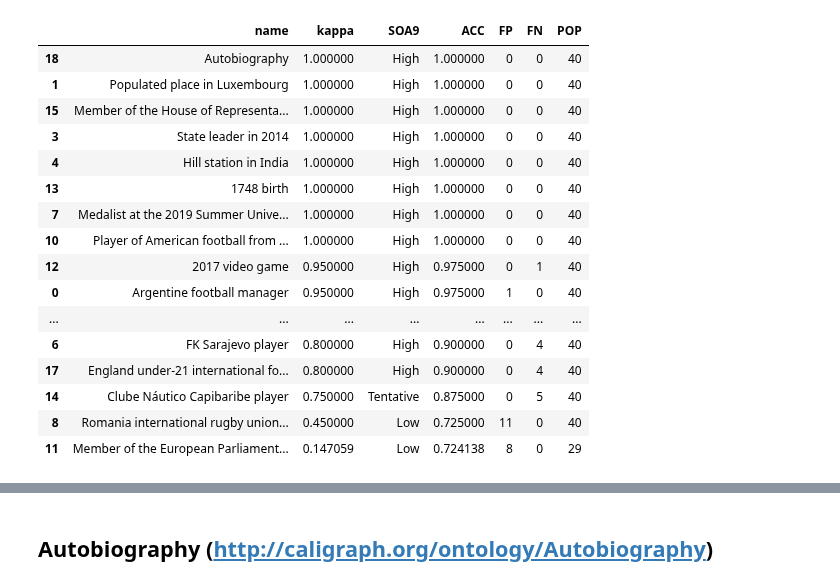
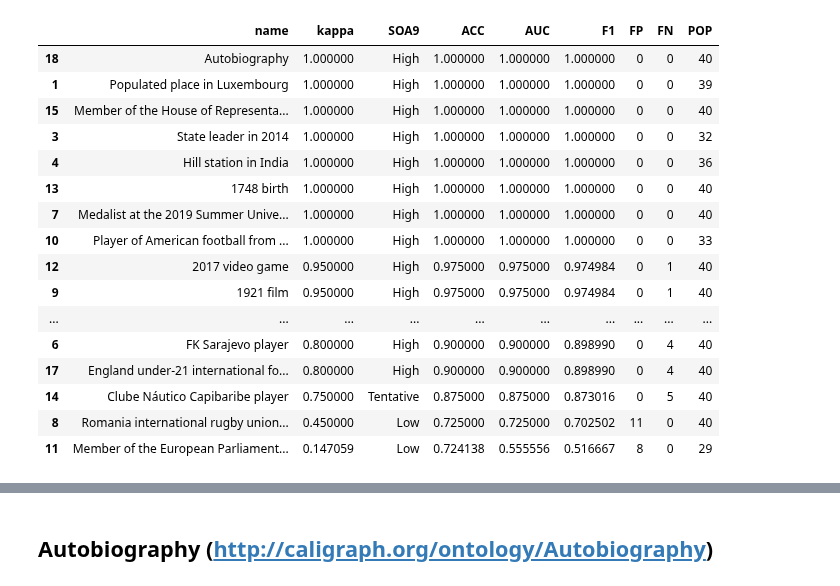
Before and after one commit to bradleypallen/conceptual-engineering-using-llms, a Jupyter notebook: analysis/caligraph_experiment_v3_error_analysis.ipynb, the cells around one changed output, grey strips where cells are left out. Saved outputs shown, nothing was run; the diff lists cells and outputs as text; code cells hidden in the pictures.

```diff
--- a/analysis/caligraph_experiment_v3_error_analysis.ipynb
+++ b/analysis/caligraph_experiment_v3_error_analysis.ipynb
@@ -53,3 +53,17 @@ def display_experiment(experiment):
         display(df_fn_styler)
 # %%
 experiments = [ experiment for experiment in json.load(open('../experiments/caligraph_gpt-4_serialization_results.json', 'r')) if "confusion_matrix" in experiment ]
+# %%
+for experiment in experiments:
+    ids = {}
+    data = []
+    for entity in experiment["data"]:
+        if entity['id'] in ids:
+            print("Duplicate:", entity['id'])
+        else:
+            ids[entity['id']] = 1
+            data.append(entity)
+    experiment["data"] = data
+    df_results = pd.DataFrame.from_records(data)
+    cm = pycm.ConfusionMatrix(df_results["actual"].tolist(), df_results["predicted"].tolist(), digit=2, classes=[ 'positive', 'negative' ])
+    experiment["confusion_matrix"] = cm.matrix
@@ -56,35 +88,37 @@ experiments = [ experiment for experiment in json.load(open('../experiments/cali
 # %%
 experiment_df = pd.DataFrame.from_records([
     {
         "name": experiment["concept"]['label'],
         "kappa": pycm.ConfusionMatrix(matrix=experiment["confusion_matrix"]).Kappa,
         "SOA9": pycm.ConfusionMatrix(matrix=experiment["confusion_matrix"]).SOA9,
         "ACC": pycm.ConfusionMatrix(matrix=experiment["confusion_matrix"]).Overall_ACC,
+        "AUC": pycm.ConfusionMatrix(matrix=experiment["confusion_matrix"]).AUC['positive'],
+        "F1": pycm.ConfusionMatrix(matrix=experiment["confusion_matrix"]).F1_Macro,
         "FP": pycm.ConfusionMatrix(matrix=experiment["confusion_matrix"]).FP["positive"],
         "FN": pycm.ConfusionMatrix(matrix=experiment["confusion_matrix"]).FN["positive"],
         "POP": pycm.ConfusionMatrix(matrix=experiment["confusion_matrix"]).POP["positive"],
         "experiment": experiment,
     }
     for experiment in experiments if pycm.ConfusionMatrix(matrix=experiment["confusion_matrix"]).Kappa != 'None' ]).sort_values("kappa", ascending=False)
-experiment_df[["name", "kappa", "SOA9", "ACC", "FP", "FN", "POP"]]
+experiment_df[["name", "kappa", "SOA9", "ACC", "AUC", "F1", "FP", "FN", "POP"]]
 # %% [output]
-|  | name | kappa | SOA9 | ACC | FP | FN | POP |
-| 18 | Autobiography | 1.000000 | High | 1.000000 | 0 | 0 | 40 |
-| 1 | Populated place in Luxembourg | 1.000000 | High | 1.000000 | 0 | 0 | 40 |
-| 15 | Member of the House of Representa... | 1.000000 | High | 1.000000 | 0 | 0 | 40 |
-| 3 | State leader in 2014 | 1.000000 | High | 1.000000 | 0 | 0 | 40 |
-| 4 | Hill station in India | 1.000000 | High | 1.000000 | 0 | 0 | 40 |
-| 13 | 1748 birth | 1.000000 | High | 1.000000 | 0 | 0 | 40 |
-| 7 | Medalist at the 2019 Summer Unive... | 1.000000 | High | 1.000000 | 0 | 0 | 40 |
-| 10 | Player of American football from ... | 1.000000 | High | 1.000000 | 0 | 0 | 40 |
-| 12 | 2017 video game | 0.950000 | High | 0.975000 | 0 | 1 | 40 |
-| 0 | Argentine football manager | 0.950000 | High | 0.975000 | 1 | 0 | 40 |
-| ... | ... | ... | ... | ... | ... | ... | ... |
-| 6 | FK Sarajevo player | 0.800000 | High | 0.900000 | 0 | 4 | 40 |
-| 17 | England under-21 international fo... | 0.800000 | High | 0.900000 | 0 | 4 | 40 |
-| 14 | Clube Náutico Capibaribe player | 0.750000 | Tentative | 0.875000 | 0 | 5 | 40 |
-| 8 | Romania international rugby union... | 0.450000 | Low | 0.725000 | 11 | 0 | 40 |
-| 11 | Member of the European Parliament... | 0.147059 | Low | 0.724138 | 8 | 0 | 29 |
+|  | name | kappa | SOA9 | ACC | AUC | F1 | FP | FN | POP |
+| 18 | Autobiography | 1.000000 | High | 1.000000 | 1.000000 | 1.000000 | 0 | 0 | 40 |
+| 1 | Populated place in Luxembourg | 1.000000 | High | 1.000000 | 1.000000 | 1.000000 | 0 | 0 | 39 |
+| 15 | Member of the House of Representa... | 1.000000 | High | 1.000000 | 1.000000 | 1.000000 | 0 | 0 | 40 |
+| 3 | State leader in 2014 | 1.000000 | High | 1.000000 | 1.000000 | 1.000000 | 0 | 0 | 32 |
+| 4 | Hill station in India | 1.000000 | High | 1.000000 | 1.000000 | 1.000000 | 0 | 0 | 36 |
+| 13 | 1748 birth | 1.000000 | High | 1.000000 | 1.000000 | 1.000000 | 0 | 0 | 40 |
+| 7 | Medalist at the 2019 Summer Unive... | 1.000000 | High | 1.000000 | 1.000000 | 1.000000 | 0 | 0 | 40 |
+| 10 | Player of American football from ... | 1.000000 | High | 1.000000 | 1.000000 | 1.000000 | 0 | 0 | 33 |
+| 12 | 2017 video game | 0.950000 | High | 0.975000 | 0.975000 | 0.974984 | 0 | 1 | 40 |
+| 9 | 1921 film | 0.950000 | High | 0.975000 | 0.975000 | 0.974984 | 0 | 1 | 40 |
+| ... | ... | ... | ... | ... | ... | ... | ... | ... | ... |
+| 6 | FK Sarajevo player | 0.800000 | High | 0.900000 | 0.900000 | 0.898990 | 0 | 4 | 40 |
+| 17 | England under-21 international fo... | 0.800000 | High | 0.900000 | 0.900000 | 0.898990 | 0 | 4 | 40 |
+| 14 | Clube Náutico Capibaribe player | 0.750000 | Tentative | 0.875000 | 0.875000 | 0.873016 | 0 | 5 | 40 |
+| 8 | Romania international rugby union... | 0.450000 | Low | 0.725000 | 0.725000 | 0.702502 | 11 | 0 | 40 |
+| 11 | Member of the European Parliament... | 0.147059 | Low | 0.724138 | 0.555556 | 0.516667 | 8 | 0 | 29 |
 # %%
 experiment_df.describe()
 # %% [output]
```
Also changed, not shown: parts of 3 cells of this notebook, 4 other files.
